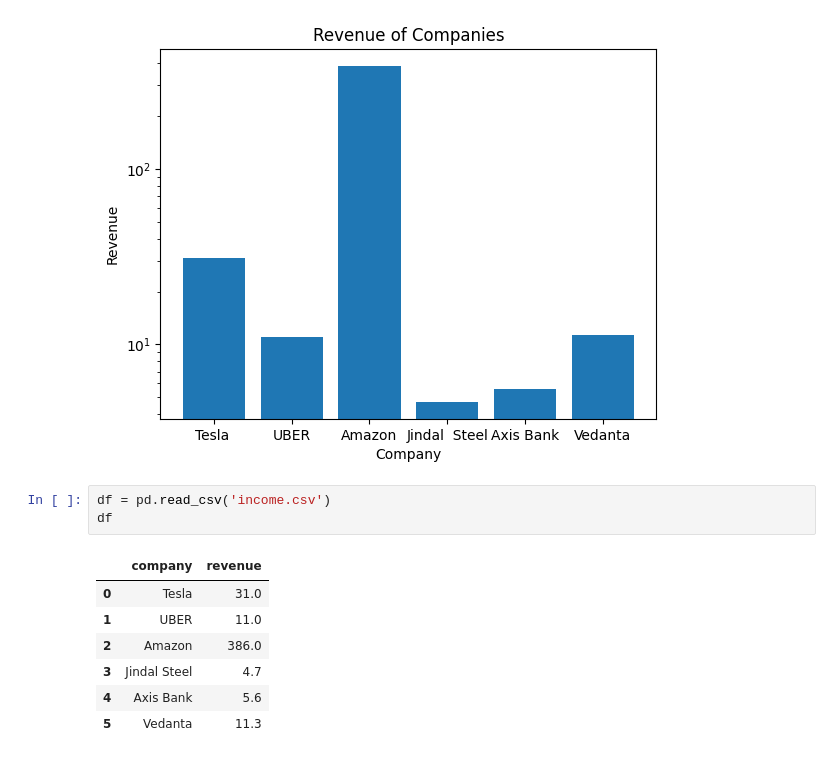
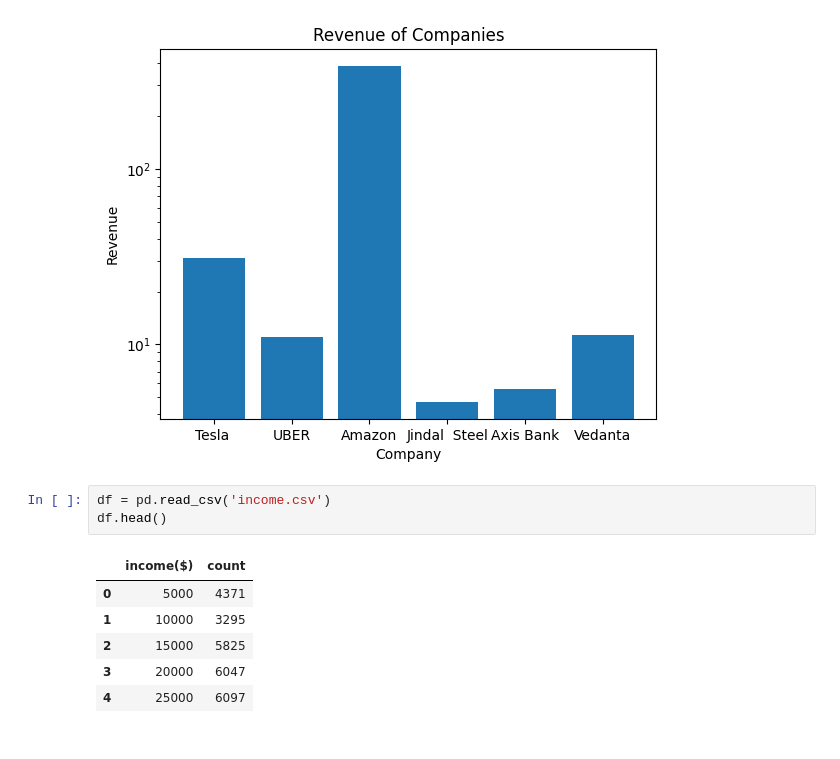
Before and after one commit to Vinay-Yadav01/Learning-ML, a Jupyter notebook: 3_Logarithm.ipynb, the cells around one changed output. Cells and saved outputs as stored; diff of their text form.

```diff
--- a/3_Logarithm.ipynb
+++ b/3_Logarithm.ipynb
@@ -33,12 +33,11 @@ plt.show()
 [figure]
 # %%
 df = pd.read_csv('income.csv')
-df
+df.head()
 # %% [output]
-|  | company | revenue |
-| 0 | Tesla | 31.0 |
-| 1 | UBER | 11.0 |
-| 2 | Amazon | 386.0 |
-| 3 | Jindal Steel | 4.7 |
-| 4 | Axis Bank | 5.6 |
-| 5 | Vedanta | 11.3 |
+|  | income($) | count |
+| 0 | 5000 | 4371 |
+| 1 | 10000 | 3295 |
+| 2 | 15000 | 5825 |
+| 3 | 20000 | 6047 |
+| 4 | 25000 | 6097 |
```
Also changed, not shown: parts of 3 cells of this notebook.
